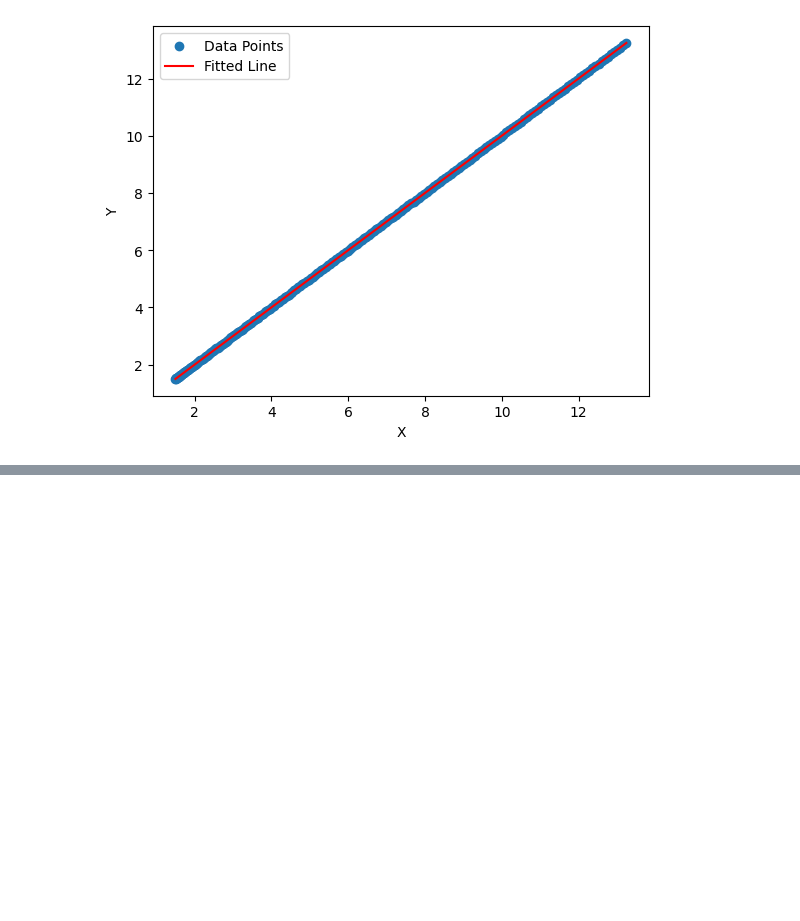
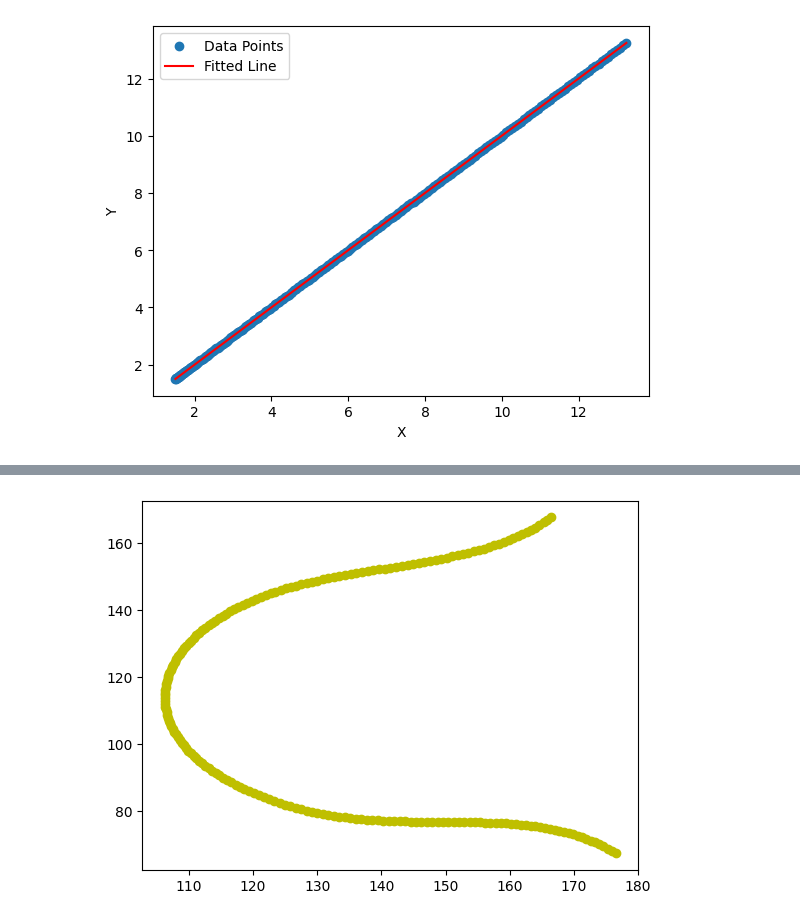
Before and after one commit to theraghavjuneja/curvetopia, a Jupyter notebook: examplestest/part2.ipynb, the cells around one changed output, grey strips where cells are left out. Saved outputs shown, nothing was run; the diff lists cells and outputs as text; code cells hidden in the pictures; blank space fills up the shorter version.

```diff
--- a/examplestest/part2.ipynb
+++ b/examplestest/part2.ipynb
@@ -300,0 +316,4 @@ def return_individual_figure(polyline,index):
+# %%
+return_individual_figure(polyline,5)
+# %% [output]
+[figure, added]
```
Also changed, not shown: parts of 18 cells of this notebook.
